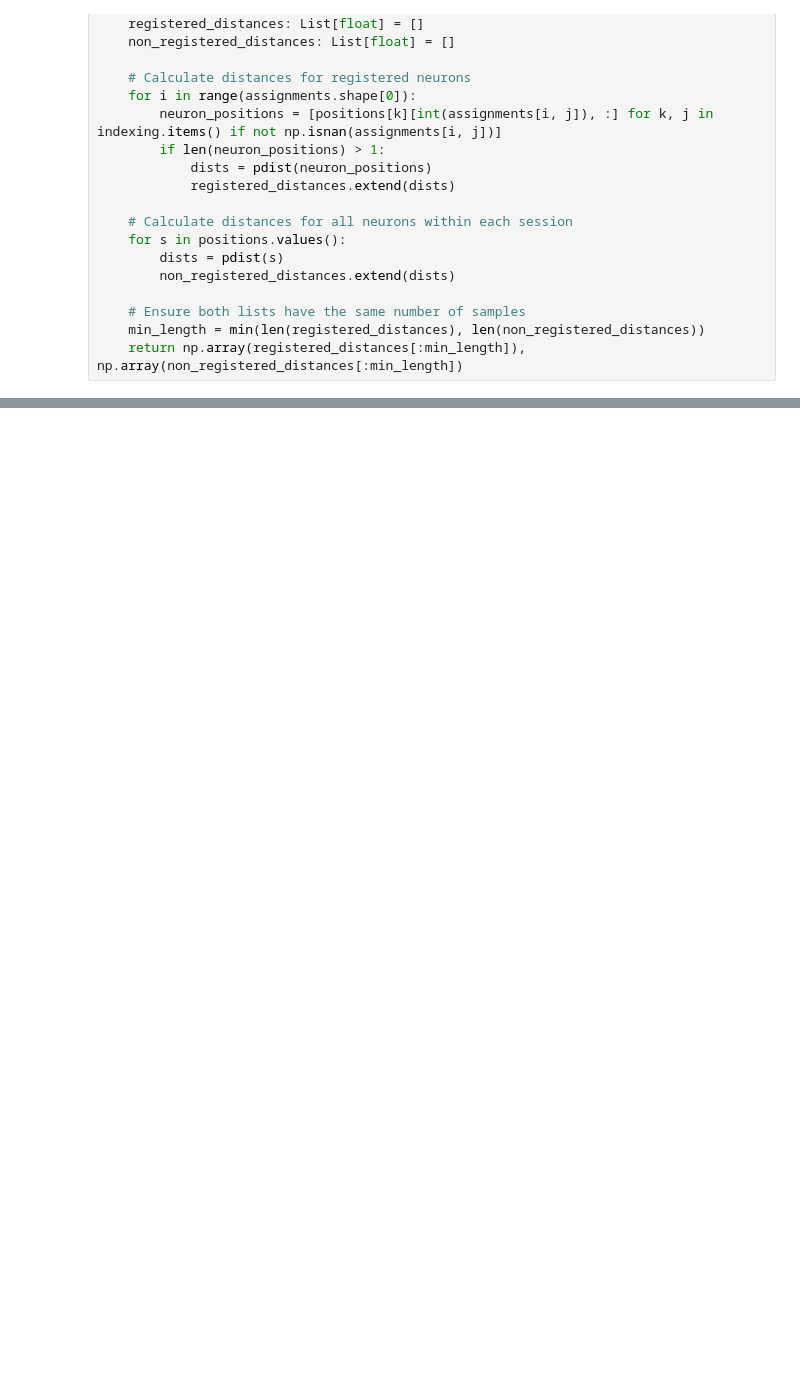
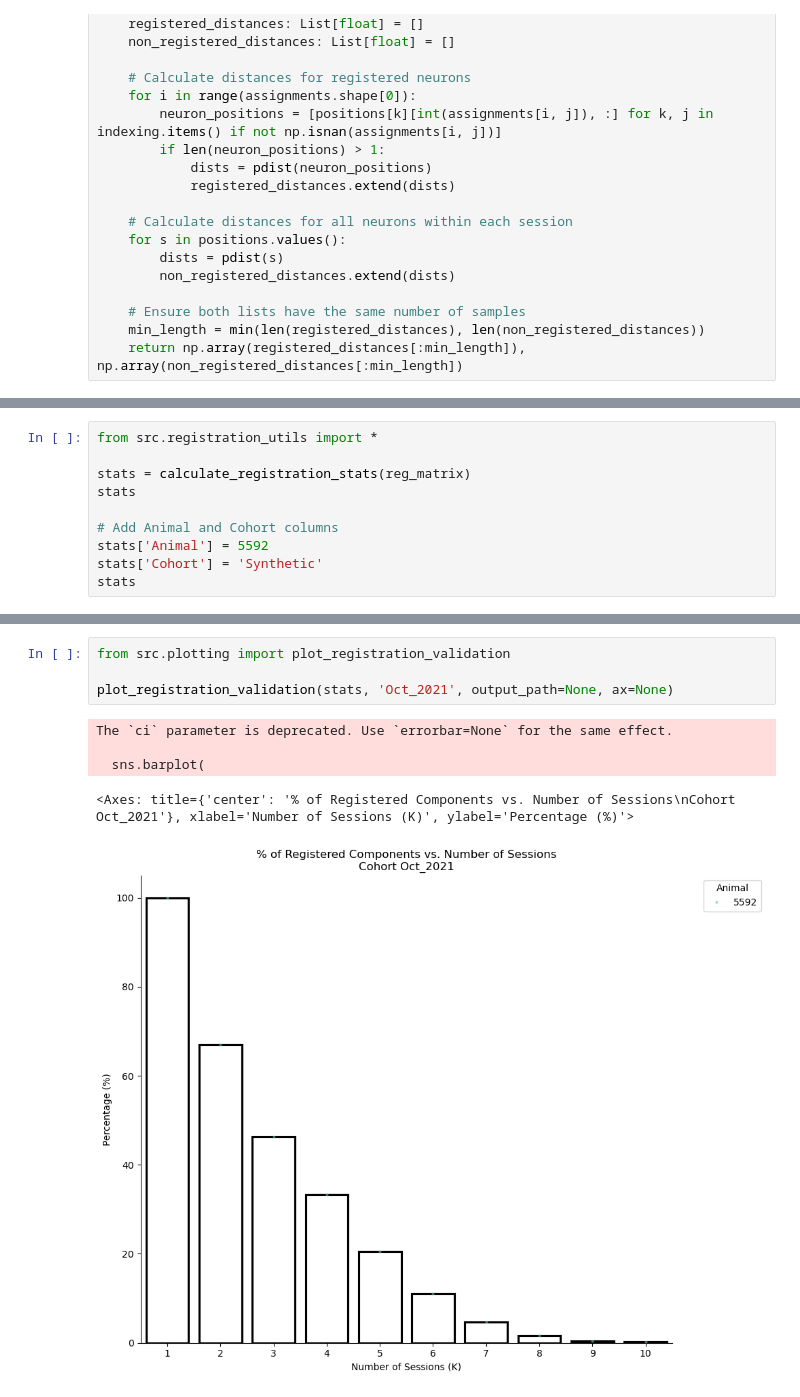
Before and after one commit to CogEmLab/helping-behaviour-calcium-imaging, a Jupyter notebook: measure_distance_validation.ipynb, the cells around one changed output, grey strips where cells are left out. Cells and saved outputs as stored; diff of their text form; blank space fills up the shorter version.

Commit message:
validation notebook

```diff
--- a/measure_distance_validation.ipynb
+++ b/measure_distance_validation.ipynb
@@ -118,0 +125,10 @@ plot_boxplots(registered_distances, non_registered_distances, ax=ax, labels=['Re
+# %%
+from src.registration_utils import *
+
+stats = calculate_registration_stats(reg_matrix)
+stats
+
+# Add Animal and Cohort columns
+stats['Animal'] = 5592
+stats['Cohort'] = 'Synthetic'
+stats
@@ -118,0 +147,10 @@ plot_boxplots(registered_distances, non_registered_distances, ax=ax, labels=['Re
+# %%
+from src.plotting import plot_registration_validation
+
+plot_registration_validation(stats, 'Oct_2021', output_path=None, ax=None)
+# %% [output]
+The `ci` parameter is deprecated. Use `errorbar=None` for the same effect.
+
+  sns.barplot(
+<Axes: title={'center': '% of Registered Components vs. Number of Sessions\nCohort Oct_2021'}, xlabel='Number of Sessions (K)', ylabel='Percentage (%)'>
+[figure, added]
```
Also changed, not shown: parts of 8 cells of this notebook.
